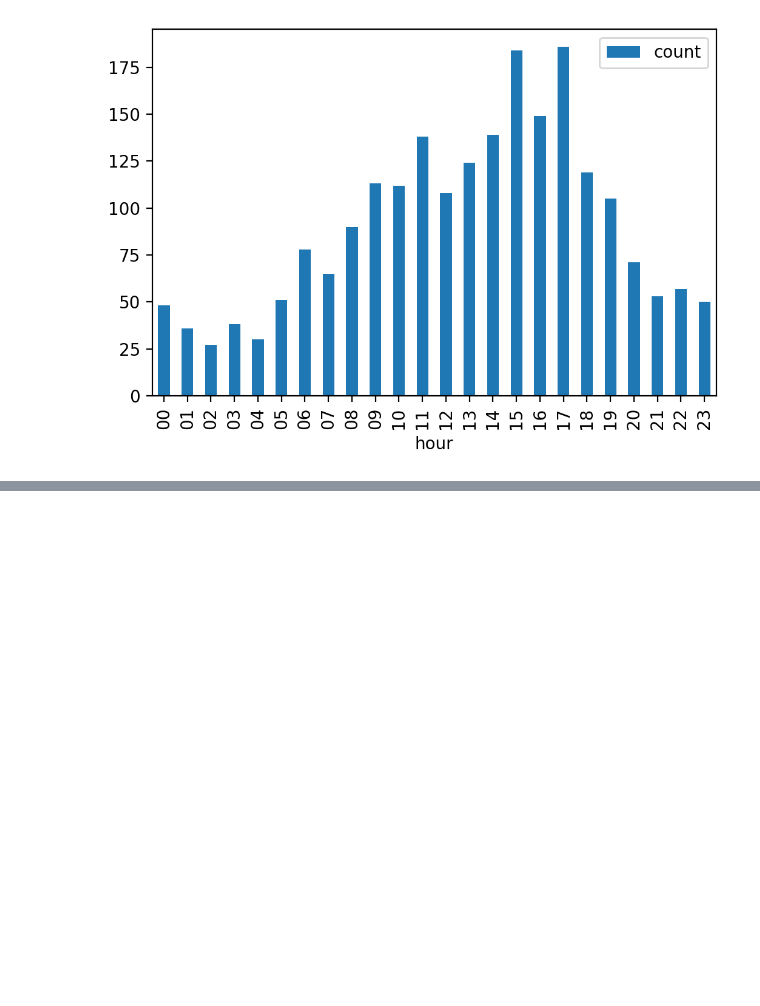
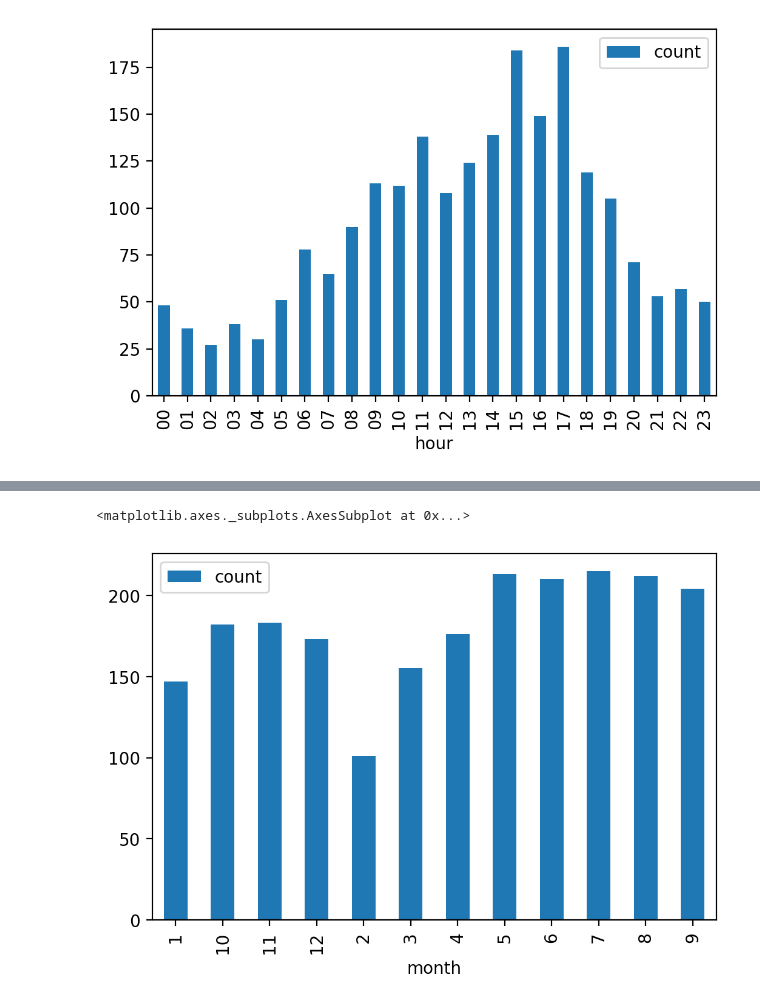
Before and after one commit to randombenj/hslu-dbs, a Jupyter notebook: project/data-mining.ipynb, the cells around one changed output, grey strips where cells are left out. Saved outputs shown, nothing was run; the diff lists cells and outputs as text; code cells hidden in the pictures; blank space fills up the shorter version.

Commit message:
feat: add per month stats

```diff
--- a/project/data-mining.ipynb
+++ b/project/data-mining.ipynb
@@ -346,3 +346,19 @@ lethal_accident_by_hour.plot.bar()
 # %% [output]
 <matplotlib.axes._subplots.AxesSubplot at 0x...>
 [figure]
+# %%
+lethal_accident_by_month = pd.DataFrame(list(db.accidents.aggregate([
+    {"$match": {"severity.id": {"$eq": "as1"}}},
+    {"$group" : {"_id": "$timestamp.month", "count": {"$sum": 1}}},
+    {"$project": {
+      "_id": 0,
+      "month": "$_id",
+      "count": 1,
+    }},
+    {"$sort": {"month": 1}},
+
+
+])))
+lethal_accident_by_month.set_index("month", inplace=True)
+
+lethal_accident_by_month
@@ -348,0 +380,5 @@ lethal_accident_by_hour.plot.bar()
+# %%
+lethal_accident_by_month.plot.bar()
+# %% [output]
+<matplotlib.axes._subplots.AxesSubplot at 0x...>
+[figure, added]
```
Also changed, not shown: parts of 1 cell of this notebook.
